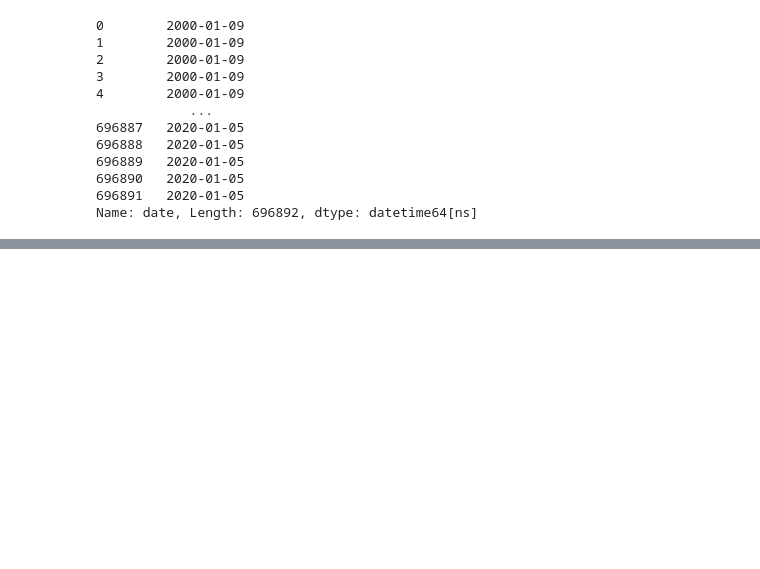
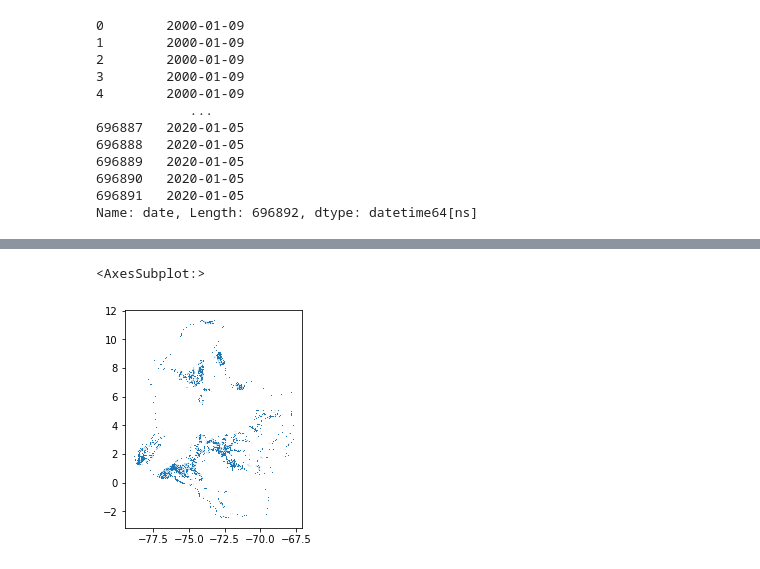
Before and after one commit to Data-Lama/pathogen_study_regions_generator, a Jupyter notebook: src/Notes Gonche.ipynb, the cells around one changed output, grey strips where cells are left out. Saved outputs shown, nothing was run; the diff lists cells and outputs as text; code cells hidden in the pictures; blank space fills up the shorter version.

```diff
--- a/src/Notes Gonche.ipynb
+++ b/src/Notes Gonche.ipynb
@@ -69,0 +124,18 @@ Name: date, Length: 696892, dtype: datetime64[ns]
+# %%
+from constants import DATE, GEO_DATA_FOLDER, ID, MONTH, WEEK, YEAR
+import geopandas
+import os
+from utils.logger import Logger
+
+from data_sources.specific.coca import Coca
+
+periodicities = [WEEK, MONTH, YEAR]
+shapefile_location = os.path.join(GEO_DATA_FOLDER,
+                                  'municipalities/municipalities.shp')
+
+df_geo = geopandas.read_file(shapefile_location)
+df_geo = df_geo.rename(columns={'muni_id': ID})
+
+ds = Coca()
+
+df = ds.createData(df_geo, WEEK)
@@ -69,0 +165,3 @@ Name: date, Length: 696892, dtype: datetime64[ns]
+# %%
+df = ds.loadTimeSeriesShapefile()
+df
@@ -69,0 +183,5 @@ Name: date, Length: 696892, dtype: datetime64[ns]
+# %%
+df[df.date == "2002-12-31"].plot()
+# %% [output]
+<AxesSubplot:>
+[figure, added]
```
Also changed, not shown: parts of 6 cells of this notebook, 19 other files.
